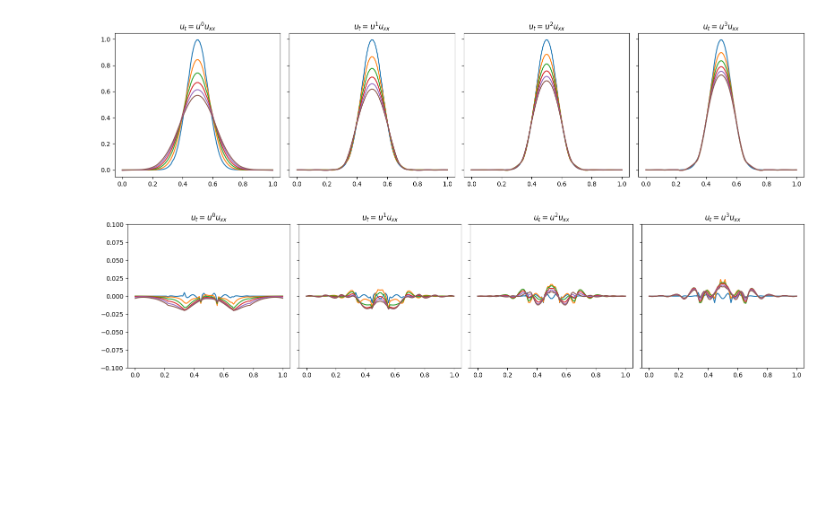
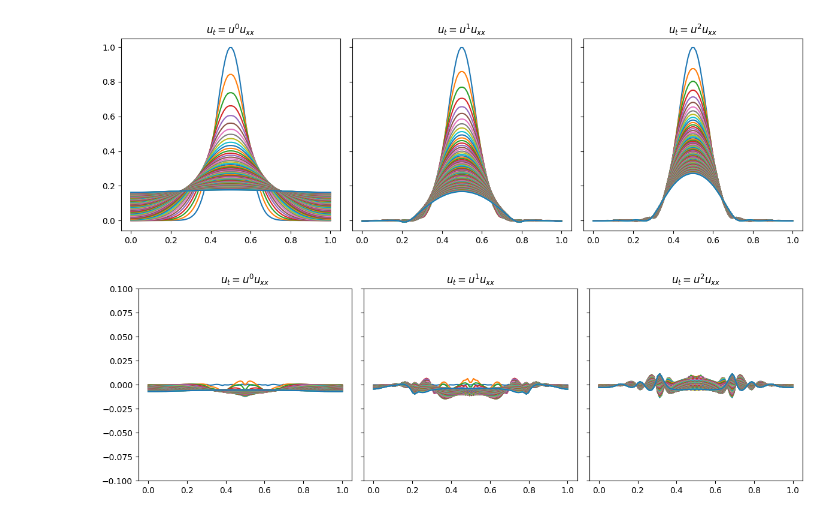
Before and after one commit to c-earth/TNPDE, a Jupyter notebook: 07_diffusion.ipynb, the cells around one changed output. Cells and saved outputs as stored; diff of their text form; code cells hidden in the pictures; blank space fills up the shorter version.

```diff
--- a/07_diffusion.ipynb
+++ b/07_diffusion.ipynb
@@ -22,20 +22,19 @@ def udxdxu(t, u):
 def uudxdxu(t, u):
     return u**2*d2(u)
 
-def uuudxdxu(t, u):
-    return u**3*d2(u)
+y0 = np.exp(-100 * (x - 0.5) ** 2) + np.exp(-100 * (x + 0.5) ** 2) + np.exp(-100 * (x - 1.5) ** 2)
 
-y0 = np.exp(-100 * (x - 0.5) ** 2)
+r = [0, 0.1]
+e = np.array(range(101))/1000
 
-y_0 = solve_ivp(dxdxu, [0, 0.005], y0, t_eval = [0, 0.001, 0.002, 0.003, 0.004, 0.005])
-y_1 = solve_ivp(udxdxu, [0, 0.005], y0, t_eval = [0, 0.001, 0.002, 0.003, 0.004, 0.005])
-y_2 = solve_ivp(uudxdxu, [0, 0.005], y0, t_eval = [0, 0.001, 0.002, 0.003, 0.004, 0.005])
-y_3 = solve_ivp(uuudxdxu, [0, 0.005], y0, t_eval = [0, 0.001, 0.002, 0.003, 0.004, 0.005])
+y_0 = solve_ivp(dxdxu, r, y0, t_eval = e)
+y_1 = solve_ivp(udxdxu, r, y0, t_eval = e)
+y_2 = solve_ivp(uudxdxu, r, y0, t_eval = e)
 # %%
 import matplotlib.pyplot as plt
 
-fig, axs = plt.subplots(1, 4, sharey = True, sharex = True, figsize = (16, 4))
-for i, (ax, y) in enumerate(zip(axs.ravel(), [y_0, y_1, y_2, y_3])):
+fig, axs = plt.subplots(1, 3, sharey = True, sharex = True, figsize = (12, 4))
+for i, (ax, y) in enumerate(zip(axs.ravel(), [y_0, y_1, y_2])):
     ax.plot(x, y.y)
     ax.set_title(rf'$u_t=u^{i}u_{{xx}}$')
 fig.tight_layout()
@@ -60,11 +57,15 @@ from utils.finite_element import LagrangeBasis, FiniteElement
 from utils.tensor_network import TensorUnit, TensorNetwork
 from utils.solver import DMRG
 
-triangulation = Triangulation(np.linspace(0, 1, 10))
+triangulation = Triangulation(np.linspace(0, 1, 11))
 basis = LagrangeBasis(1, 3)
 
 fe = FiniteElement(triangulation, basis)
 fe.set_con_bc_operators(1)
+fe.set_env_bc_operators({0: {1: ([np.array([[0]]), np.array([[[1]]])],
+                                  np.array([[0]]))},
+                         9: {0: ([np.array([[0]]), np.array([[[1]]])],
+                                  np.array([[0]]))}})
 fe.calculate_higher_domain_derivatives(2)
 
 tn = TensorNetwork(basis.rank, triangulation.neighbors, fe.domain_derivatives_list, basis.tp_reduce)
@@ -74,23 +75,19 @@ tn.set_h_tensor_units([])
 bond_order = 1
 delta = 0.001
 
-y0 = lambda x: np.exp(-100*(x-0.5)**2)
+y0 = lambda x: np.exp(-100 * (x - 0.5) ** 2) + np.exp(-100 * (x + 0.5) ** 2) + np.exp(-100 * (x - 1.5) ** 2)
 rep = fe.fun2rep(y0)
 rep = np.broadcast_to(rep[..., None, None], rep.shape + (bond_order,) * (basis.d + 1))
 states = TensorUnit(rep.copy(), len(rep.shape) - basis.d - 2, [1] * (basis.d + 1), 0)
-tn.set_states(states, bond_order)
-tn.set_bcs(fe.con_bc_operators, fe.env_bc_operators, 1)
-tn.set_solver(DMRG())
 
-all_reps = [[states.tensor[..., 0, 0].copy()], [states.tensor[..., 0, 0].copy()], [states.tensor[..., 0, 0].copy()], [states.tensor[..., 0, 0].copy()]]
-for reps, pde in zip(all_reps, [pde_dxdxu, pde_udxdxu, pde_uudxdxu, pde_uuudxdxu]):
-    for i in range(5):
-        print(i)
+all_reps = [[states.tensor[..., 0, 0].copy()], [states.tensor[..., 0, 0].copy()], [states.tensor[..., 0, 0].copy()]]
+for reps, pde in zip(all_reps, [pde_dxdxu, pde_udxdxu, pde_uudxdxu]):
+    for i in range(100):
         pde_operators, pde_power =  tn.get_operators_from_pde(pde.pde, delta, states.copy())
         tn.set_states(states, bond_order)
         tn.set_bcs(fe.con_bc_operators, fe.env_bc_operators, 1)
         tn.set_solver(DMRG())
         tn.set_operators(pde_operators, pde_power)
-        states = tn.solve(rounds = 5, alpha = 1, env = False)
+        states = tn.solve(rounds = 20, alpha = 1, env = True)
         reps.append(states.tensor[..., 0, 0].copy())
     states = TensorUnit(rep.copy(), len(rep.shape) - basis.d - 2, [1] * (basis.d + 1), 0)
@@ -118,18 +94,18 @@ for reps, pde in zip(all_reps, [pde_dxdxu, pde_udxdxu, pde_uudxdxu, pde_uuudxdxu
 # %%
 x = np.linspace(0, 1, 100)
 
-fig, axs = plt.subplots(1, 4, sharey = True, sharex = True, figsize = (16, 4))
+fig, axs = plt.subplots(1, 3, sharey = True, sharex = True, figsize = (12, 4))
 for i, (ax, reps) in enumerate(zip(axs.ravel(), all_reps)):
     for rep in reps:
         ax.plot(x, fe.rep2fun(rep)(x))
     ax.set_title(rf'$u_t=u^{i}u_{{xx}}$')
 fig.tight_layout()
 fig.show()
 # %% [output]
-[figure, old version]
+[figure, new version]
 # %%
-fig, axs = plt.subplots(1, 4, sharey = True, sharex = True, figsize = (16, 4))
-for i, (ax, reps, y) in enumerate(zip(axs.ravel(), all_reps, [y_0, y_1, y_2, y_3])):
+fig, axs = plt.subplots(1, 3, sharey = True, sharex = True, figsize = (12, 4))
+for i, (ax, reps, y) in enumerate(zip(axs.ravel(), all_reps, [y_0, y_1, y_2])):
     for j, rep in enumerate(reps):
         dy = fe.rep2fun(rep)(x) - y.y[..., j]
         ax.plot(x, dy)
@@ -138,4 +114,4 @@ for i, (ax, reps, y) in enumerate(zip(axs.ravel(), all_reps, [y_0, y_1, y_2, y_3
 fig.tight_layout()
 fig.show()
 # %% [output]
-[figure, old version]
+[figure, new version]
```
Also changed, not shown: parts of 4 cells of this notebook, 1 other file.
